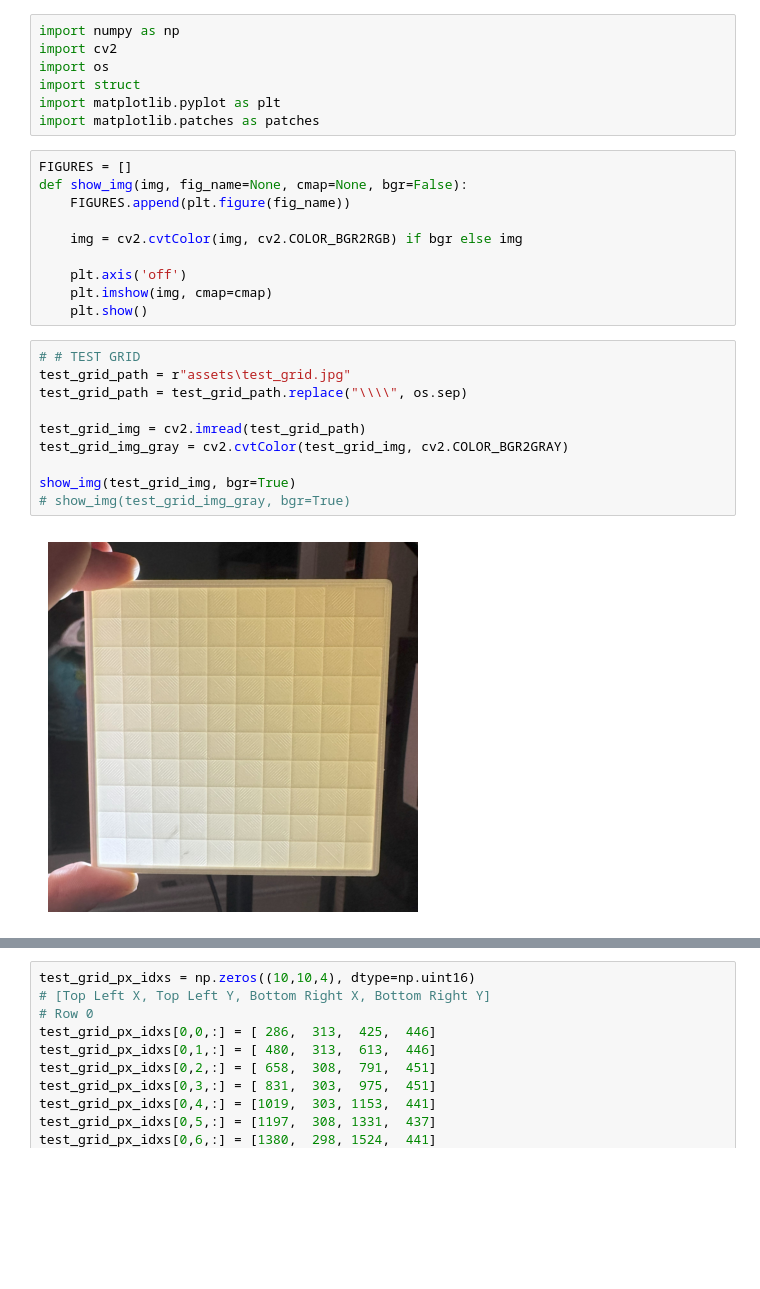
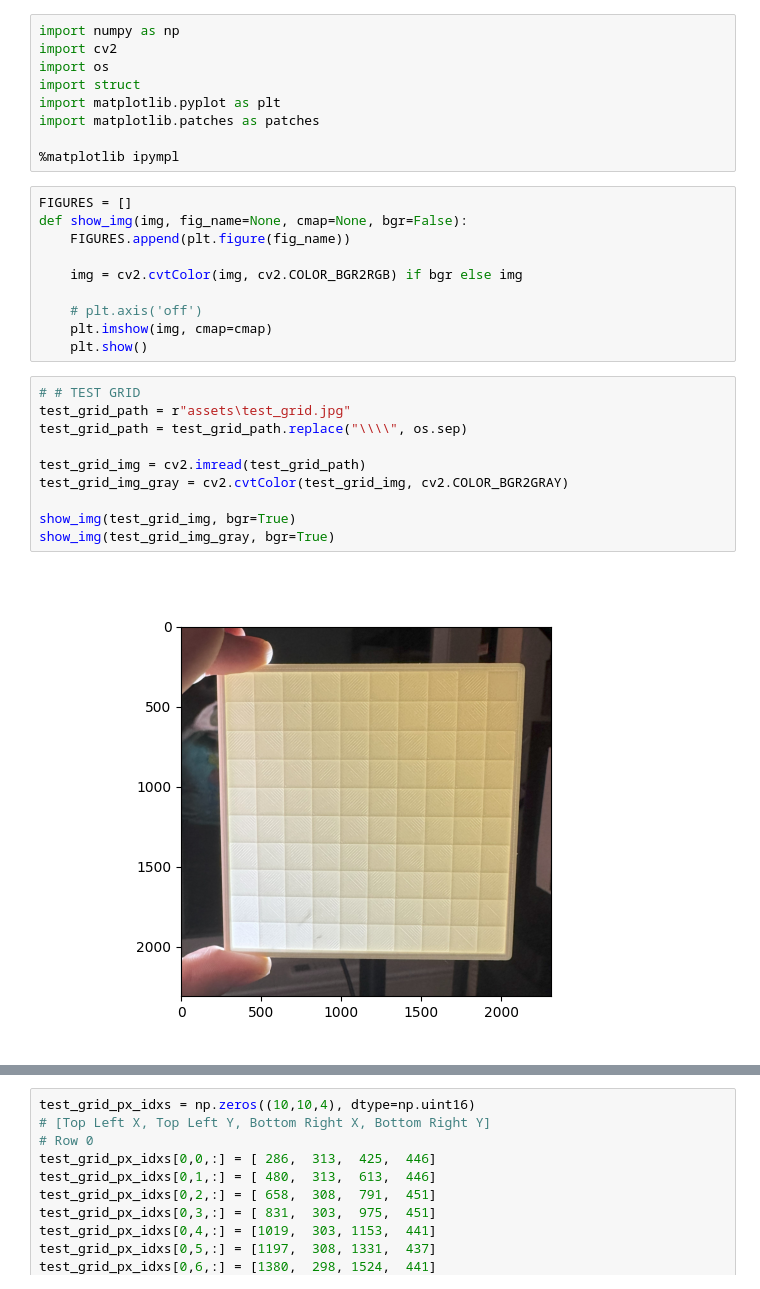
Before and after one commit to edgrant3/im2stl, a Jupyter notebook: test_grid.ipynb, the cells around one changed output, grey strips where cells are left out. Drawn from its saved outputs; the diff is of its cells as text; blank space fills up the shorter version.

Commit message:
subtle fix for test_grid nb

```diff
--- a/test_grid.ipynb
+++ b/test_grid.ipynb
@@ -5,6 +5,8 @@ import os
 import struct
 import matplotlib.pyplot as plt
 import matplotlib.patches as patches
+
+%matplotlib ipympl
 # %%
 FIGURES = []
 def show_img(img, fig_name=None, cmap=None, bgr=False):
@@ -12,18 +14,18 @@ def show_img(img, fig_name=None, cmap=None, bgr=False):
 
     img = cv2.cvtColor(img, cv2.COLOR_BGR2RGB) if bgr else img
 
-    plt.axis('off')
+    # plt.axis('off')
     plt.imshow(img, cmap=cmap)
     plt.show()
 # %%
 # # TEST GRID
 test_grid_path = r"assets\test_grid.jpg"
 test_grid_path = test_grid_path.replace("\\\\", os.sep)
 
 test_grid_img = cv2.imread(test_grid_path)
 test_grid_img_gray = cv2.cvtColor(test_grid_img, cv2.COLOR_BGR2GRAY)
 
 show_img(test_grid_img, bgr=True)
-# show_img(test_grid_img_gray, bgr=True)
+show_img(test_grid_img_gray, bgr=True)
 # %% [output]
-[figure, old version]
+[figure, new version]
```
Also changed, not shown: parts of 3 cells of this notebook, 1 other file.
